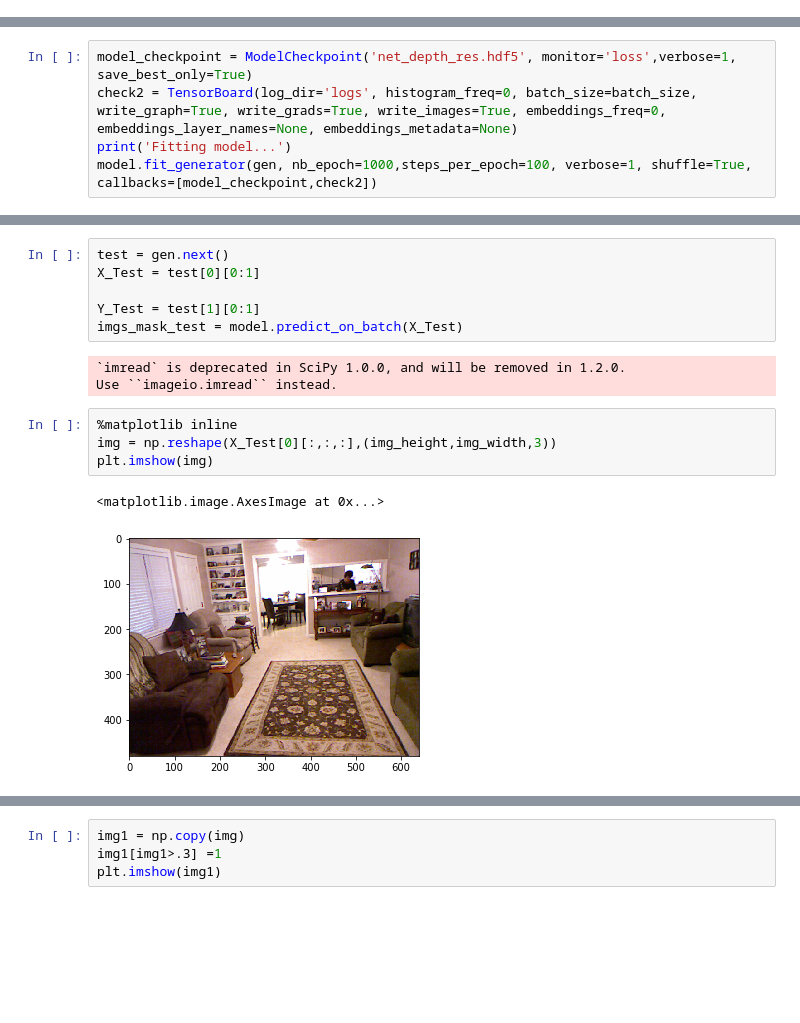
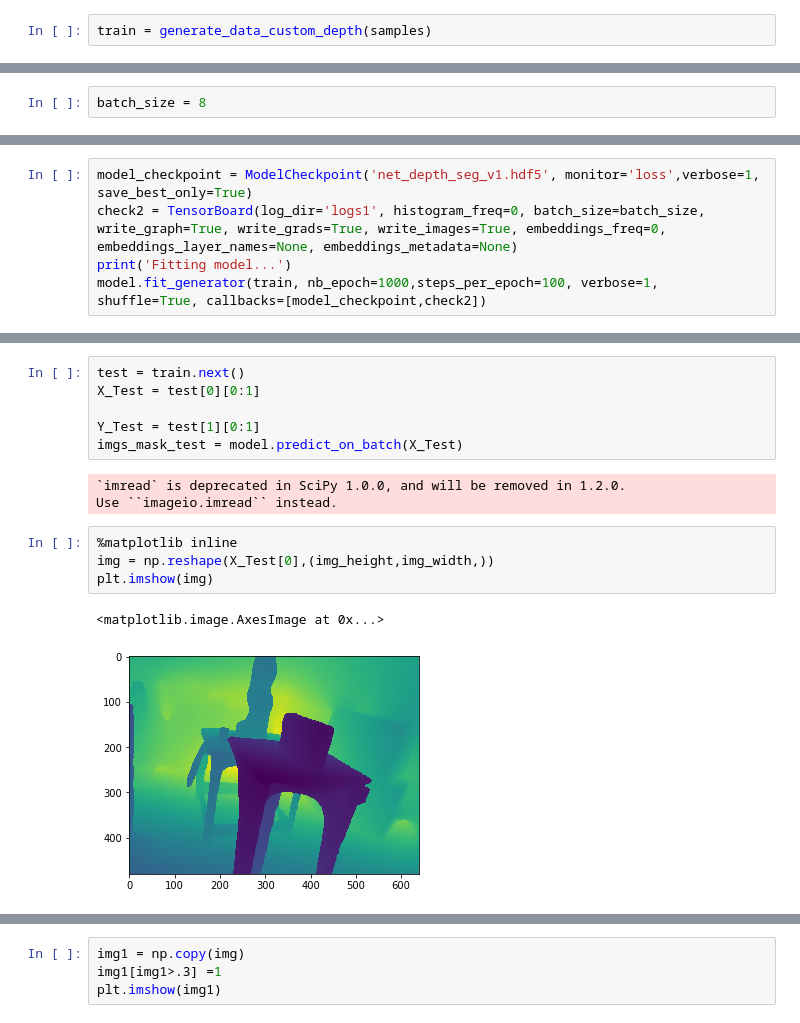
Before and after one commit to RobotLocomotion/spartan, a Jupyter notebook: src/DepthSim/python/notebooks/pixel-wise-cnnRes.ipynb, the cells around one changed output, grey strips where cells are left out. Cells and saved outputs as stored; diff of their text form; blank space fills up the shorter version.

```diff
--- a/src/DepthSim/python/notebooks/pixel-wise-cnnRes.ipynb
+++ b/src/DepthSim/python/notebooks/pixel-wise-cnnRes.ipynb
@@ -101,3 +108,5 @@ def bounding_box(img,size = 100):
+# %%
+train = generate_data_custom_depth(samples)
 # %%
 def gen_samples(directory,shuffle = True):
     samples = []
@@ -319,6 +401,8 @@ Trainable params: 18,737
 Non-trainable params: 0
 __________________________________________________________________________________________________
 None
+# %%
+batch_size = 8
 # %%
 from keras import backend as K
 class Image_Saver(Callback):
@@ -336,10 +420,10 @@ class Image_Saver(Callback):
             writer.add_summary(tf.summary.image('input', x[0]))
 save = Image_Saver()
 # %%
-model_checkpoint = ModelCheckpoint('net_depth_res.hdf5', monitor='loss',verbose=1, save_best_only=True)
-check2 = TensorBoard(log_dir='logs', histogram_freq=0, batch_size=batch_size, write_graph=True, write_grads=True, write_images=True, embeddings_freq=0, embeddings_layer_names=None, embeddings_metadata=None)
+model_checkpoint = ModelCheckpoint('net_depth_seg_v1.hdf5', monitor='loss',verbose=1, save_best_only=True)
+check2 = TensorBoard(log_dir='logs1', histogram_freq=0, batch_size=batch_size, write_graph=True, write_grads=True, write_images=True, embeddings_freq=0, embeddings_layer_names=None, embeddings_metadata=None)
 print('Fitting model...')
-model.fit_generator(gen, nb_epoch=1000,steps_per_epoch=100, verbose=1, shuffle=True, callbacks=[model_checkpoint,check2])
+model.fit_generator(train, nb_epoch=1000,steps_per_epoch=100, verbose=1, shuffle=True, callbacks=[model_checkpoint,check2])
 # %% [output]
 Fitting model...
 Epoch 1/1000
@@ -370,7 +454,7 @@ plt.show()
 # %% [output]
 [figure]
 # %%
-test = gen.next()
+test = train.next()
 X_Test = test[0][0:1]
 
 Y_Test = test[1][0:1]
@@ -380,11 +464,11 @@ imgs_mask_test = model.predict_on_batch(X_Test)
 Use ``imageio.imread`` instead.
 # %%
 %matplotlib inline
-img = np.reshape(X_Test[0][:,:,:],(img_height,img_width,3))
+img = np.reshape(X_Test[0],(img_height,img_width,))
 plt.imshow(img)
 # %% [output]
 <matplotlib.image.AxesImage at 0x...>
-[figure, old version]
+[figure, new version]
 # %%
 %matplotlib inline
 img = np.reshape(imgs_mask_test[0],(img_height,img_width))
```
Also changed, not shown: parts of 12 cells of this notebook, 4 other files.
